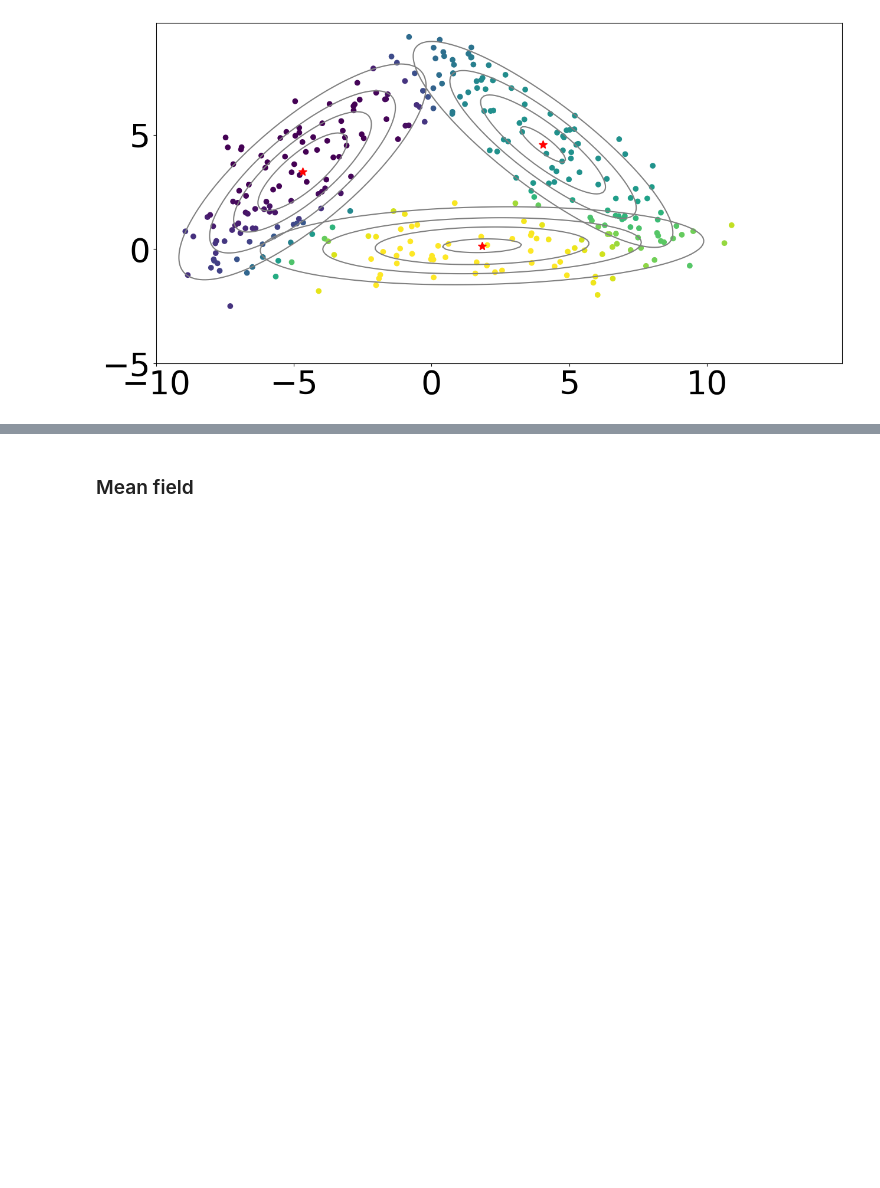
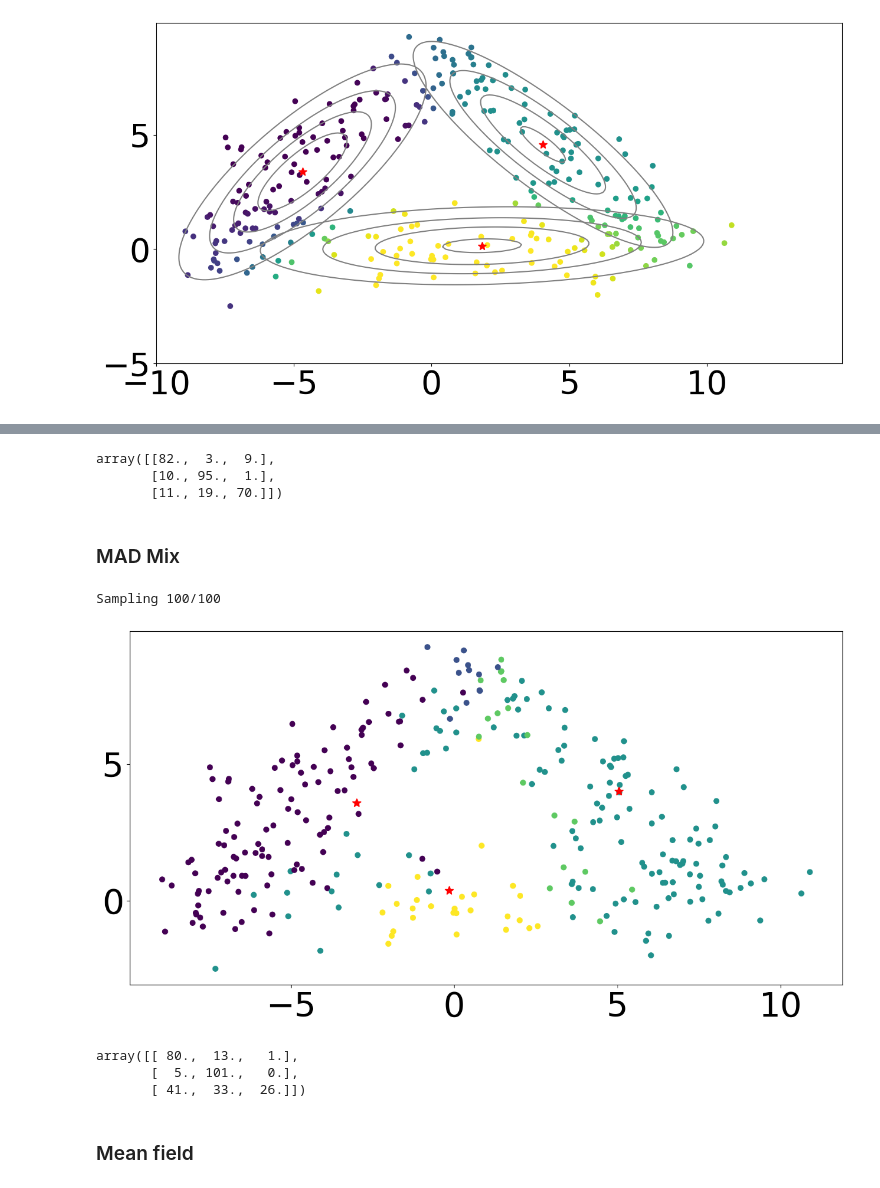
Before and after one commit to giankdiluvi/madmix, a Jupyter notebook: examples/GMM/GaussianMixtureModel.ipynb, the cells around one changed output, grey strips where cells are left out. Cells and saved outputs as stored; diff of their text form; code cells hidden in the pictures; blank space fills up the shorter version.

```diff
--- a/examples/GMM/GaussianMixtureModel.ipynb
+++ b/examples/GMM/GaussianMixtureModel.ipynb
@@ -416,0 +435,12 @@ array([[82.,  3.,  9.],
+# %%
+# account for label permutation
+gibbs_pred_wf=np.argmax(x_prbs,axis=1)
+gibbs_pred_wf=permute_labels(gibbs_pred_wf,0,1,K)
+
+confusion_matrix(wf_true,gibbs_pred_wf,K)
+# %% [output]
+array([[82.,  3.,  9.],
+       [10., 95.,  1.],
+       [11., 19., 70.]])
+# %% [markdown]
+### MAD Mix
@@ -416,0 +479,19 @@ array([[82.,  3.,  9.],
+# %%
+xd_,ud_,xc_,rho_,uc_=madmix.randqN(sample_size,steps,randq0,L,epsilon,lp,gen_grad_lp,xi)
+# %% [output]
+Sampling 100/100
+# %%
+ws_,mus_,Hs_=madmix_aux.madmix_gmm_unflatten(xc_,K,D)
+Sigmas_=madmix_aux.HtoSigma(Hs_)
+# %%
+plt.scatter(wf_dat[:,0],wf_dat[:,1],c=np.mean(xd_,axis=-1))
+plt.plot(np.mean(mus_,axis=-1)[:,0],np.mean(mus_,axis=-1)[:,1],'*r',ms=10)
+
+xx, yy = np.mgrid[1:6:.1, 35:100:.1]
+data = np.dstack((xx, yy))
+#for k in range(K):
+#    rv = stats.multivariate_normal(np.mean(mus_,axis=-1)[k,:], np.mean(Sigmas_,axis=-1)[k,:,:])
+#    zz = rv.pdf(data)
+#    plt.contour(xx, yy, zz,levels=4,colors='grey')
+# %% [output]
+[figure, added]
@@ -417,3 +503,12 @@ array([[82.,  3.,  9.],
+# %%
+# account for label permutation
+mad_pred_wf=permute_labels(mad_pred_wf,0,1,K)
+
+confusion_matrix(wf_true,mad_pred_wf,K)
+# %% [output]
+array([[ 80.,  13.,   1.],
+       [  5., 101.,   0.],
+       [ 41.,  33.,  26.]])
 # %% [markdown]
 ### Mean field
 # %%
```
Also changed, not shown: parts of 24 cells of this notebook, 1 other file.
